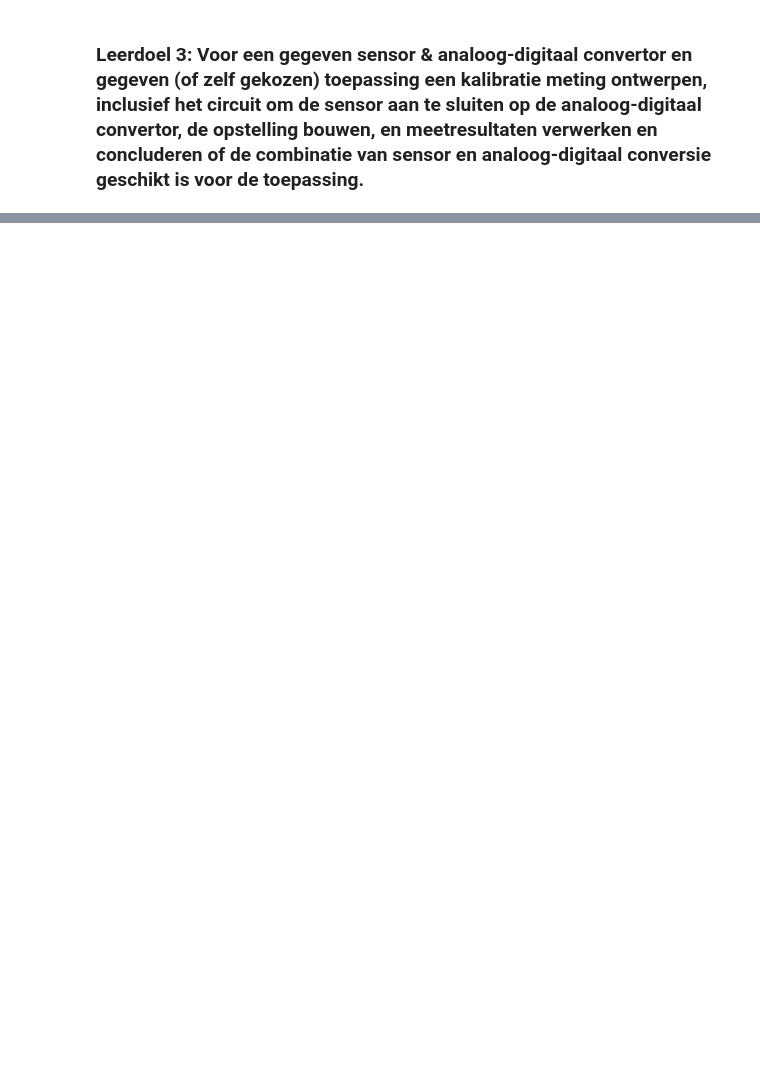
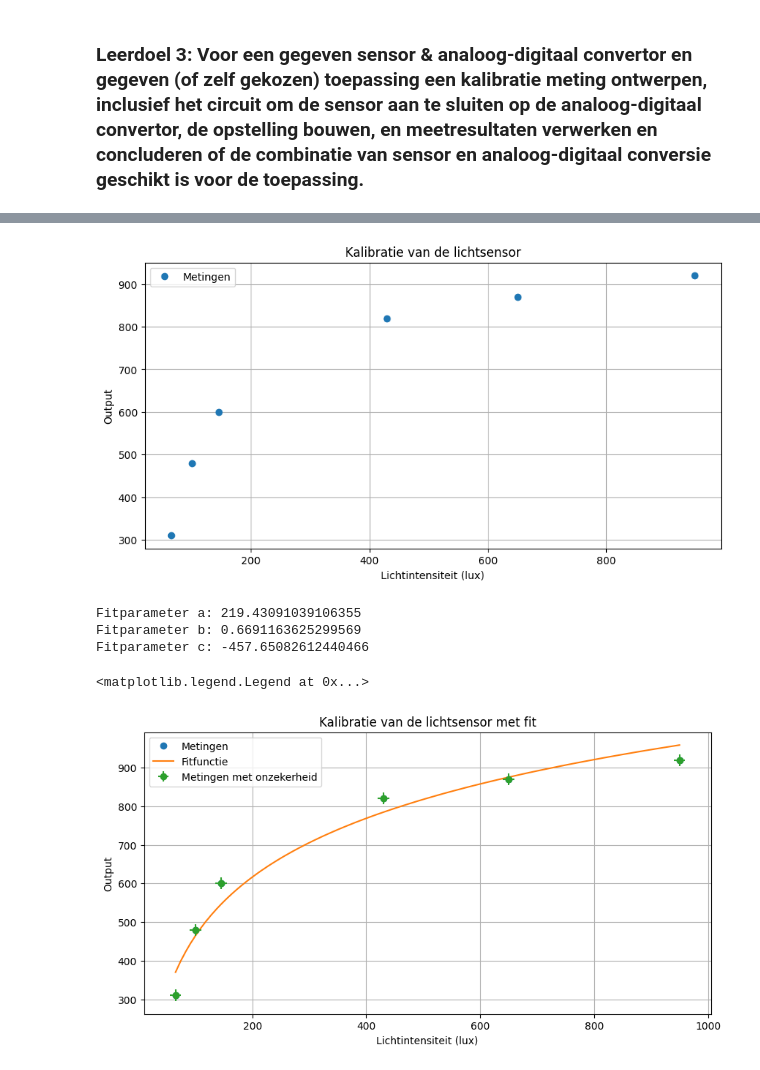
Before and after one commit to Caaldering/opdrachten-DEF-D_CA, a Jupyter notebook: FysiekeOntwerpopdrachten/1KalibreerEenSensorDigitaalAnaloog/DEFOntwerpopdracht1KalibreerEenSensorInvulTemplate.ipynb, the cells around one changed output, grey strips where cells are left out. Saved outputs shown, nothing was run; the diff lists cells and outputs as text; code cells hidden in the pictures; blank space fills up the shorter version.

```diff
--- a/FysiekeOntwerpopdrachten/1KalibreerEenSensorDigitaalAnaloog/DEFOntwerpopdracht1KalibreerEenSensorInvulTemplate.ipynb
+++ b/FysiekeOntwerpopdrachten/1KalibreerEenSensorDigitaalAnaloog/DEFOntwerpopdracht1KalibreerEenSensorInvulTemplate.ipynb
@@ -222,0 +160,48 @@ De ontworpen LDR voor het automatische aanzetten van de straatverlichting werkt
+# %%
+lux = [950, 650, 430, 145, 100, 65]
+output = [920,  870, 820, 600, 480, 310]
+
+import matplotlib.pyplot as plt
+import numpy as np
+from scipy.optimize import curve_fit
+
+plt.figure(figsize=(10, 5))
+plt.plot(lux, output, 'o', label='Metingen')
+plt.xlabel('Lichtintensiteit (lux)')
+plt.ylabel('Output')
+plt.title('Kalibratie van de lichtsensor')
+plt.grid()
+plt.legend()
+plt.show()
+
+def fitfunctie(x, a, b, c):
+    return a * np.log(b * x) + c
+
+
+popt, pcov = curve_fit(fitfunctie, lux, output)
+a_fit = popt[0]
+b_fit = popt[1]
+c_fit = popt[2]
+
+print(f'Fitparameter a: {a_fit}')
+print(f'Fitparameter b: {b_fit}')
+print(f'Fitparameter c: {c_fit}')
+
+x_fit = np.linspace(min(lux), max(lux), 100)
+y_fit = fitfunctie(x_fit, a_fit, b_fit, c_fit)
+plt.figure(figsize=(10, 5))
+plt.plot(lux, output, 'o', label='Metingen')
+plt.plot(x_fit, y_fit, '-', label='Fitfunctie')
+plt.errorbar(lux, output, xerr=10, yerr=15, fmt='o', label='Metingen met onzekerheid')
+plt.xlabel('Lichtintensiteit (lux)')
+plt.ylabel('Output')
+plt.title('Kalibratie van de lichtsensor met fit')
+plt.grid()
+plt.legend()
+# %% [output]
+[figure, added]
+Fitparameter a: 219.43091039106355
+Fitparameter b: 0.6691163625299569
+Fitparameter c: -457.65082612440466
+<matplotlib.legend.Legend at 0x...>
+[figure, added]
```
Also changed, not shown: parts of 7 cells of this notebook.
